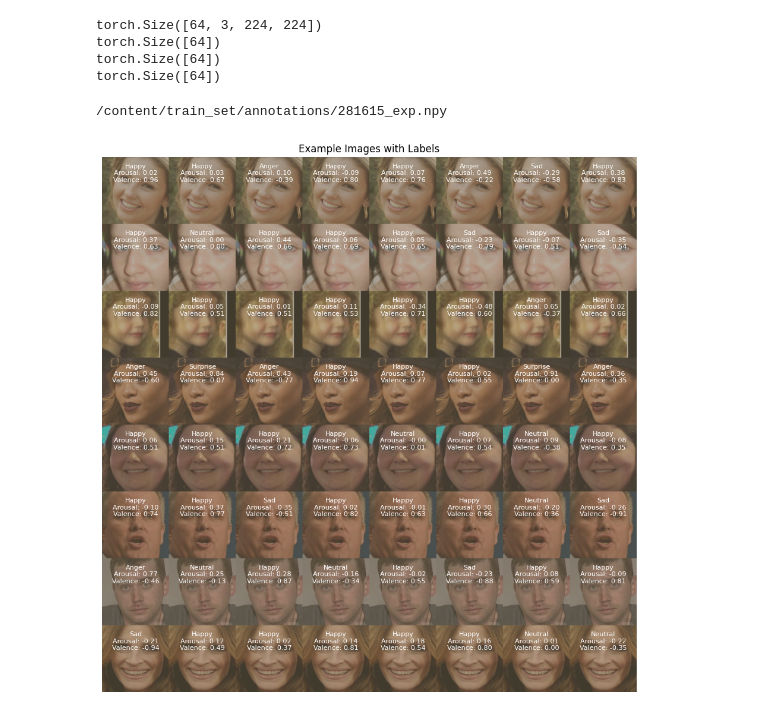
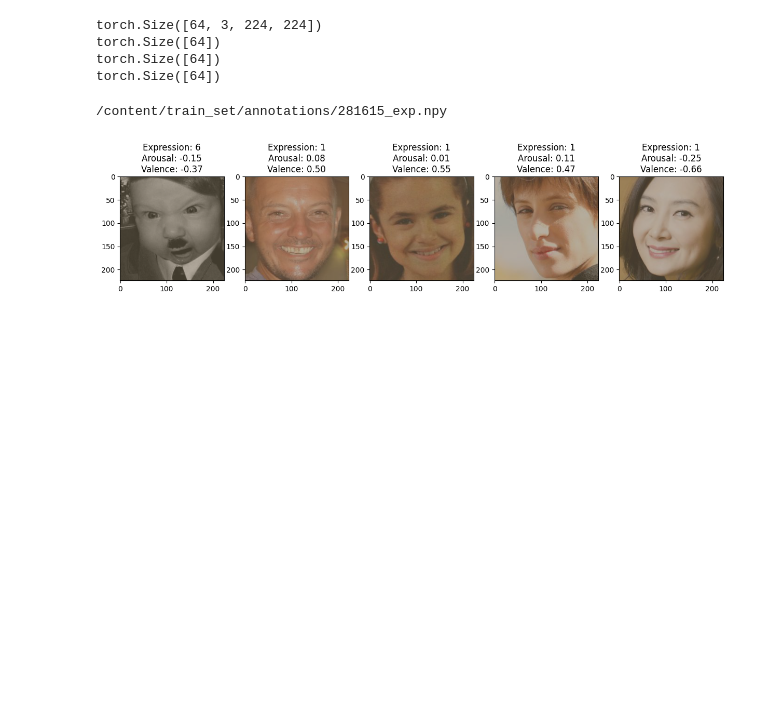
Before and after one commit to WaheedMomna/Assignment2, a Jupyter notebook: Welcome_To_Colaboratory.ipynb, the cells around one changed output. Cells and saved outputs as stored; diff of their text form; code cells hidden in the pictures; blank space fills up the shorter version.

```diff
--- a/Welcome_To_Colaboratory.ipynb
+++ b/Welcome_To_Colaboratory.ipynb
@@ -173,11 +128,7 @@ class FaceDataset(Dataset):
 
 
 # Define the transforms to apply to the images
-transform = transforms.Compose([
-    transforms.Resize((224, 224)),
-    transforms.ToTensor(),
-    transforms.Normalize([0.5, 0.5, 0.5], [0.5, 0.5, 0.5])  # Normalize with mean and standard deviation of 0.5
-])
+transform = transform = torchvision.transforms.Compose([torchvision.transforms.ToTensor(), torchvision.transforms.Resize((224,224))])
 
 # Define the train dataset and data loader
 dataset = FaceDataset('/content/train_set', transform=transform)
@@ -197,8 +148,17 @@ val_size = dataset_size - train_size
 train_dataset, val_dataset = torch.utils.data.random_split(dataset, [train_size, val_size])
 
 # Create DataLoader instances
-train_loader = DataLoader(train_dataset, batch_size=64, shuffle=True, num_workers=2)
-val_loader = DataLoader(val_dataset, batch_size=64, shuffle=True, num_workers=2)
+train_loader = DataLoader(
+    train_dataset,
+    batch_size=64,
+    shuffle=True,
+    num_workers=2)
+
+val_loader = DataLoader(
+    val_dataset,
+    batch_size=64,
+    shuffle=True,
+    num_workers=2)
 # %%
 
 images, expression, arousal, valence = next(iter(train_loader))
@@ -225,33 +185,27 @@ print('/content/train_set/annotations/281615.jpg'.replace(image_suffix,expressio
 # %%
 import matplotlib.pyplot as plt
 import numpy as np
 
-# Get a batch of images and labels from the DataLoader
-images, expression, arousal, valence = next(iter(train_loader))
+# Get the first 5 images and their labels
+images, expression_labels, arousal_labels, valence_labels = next(iter(train_loader))
+images = images[:5]
+expression_labels = expression_labels[:5]
 
 # Denormalize the images (undo the normalization done in the transform)
 denormalized_images = images * torch.tensor([0.229, 0.224, 0.225]).view(1, 3, 1, 1) + torch.tensor([0.485, 0.456, 0.406]).view(1, 3, 1, 1)
 
-# Convert PyTorch tensors to numpy arrays
-denormalized_images = denormalized_images.numpy()
-expression = expression.numpy()
-arousal = arousal.numpy()
-valence = valence.numpy()
+# Convert expression labels from tensors to numpy arrays
+expression_labels = expression_labels.numpy()
 
-# Create a grid of images
-grid = np.concatenate([np.concatenate([denormalized_images[i] for i in range(8)], axis=1) for j in range(8)], axis=2)
-
-# Create a list of label strings
-expressions_dict_rev = {v: k for k, v in expressions_dict.items()}
-labels = [f"{expressions_dict_rev[expression[i]]}\nArousal: {arousal[i]:.2f}\nValence: {valence[i]:.2f}" for i in range(64)]
-
-# Plot the grid of images with labels
-fig = plt.figure(figsize=(10, 10))
-plt.imshow(grid.transpose((1, 2, 0)))
-plt.axis('off')
-plt.title('Example Images with Labels')
-plt.subplots_adjust(left=0.05, right=0.95, top=0.95, bottom=0.05, hspace=0.1, wspace=0.1)
-for i, label in enumerate(labels):
-    plt.text(i % 8 * 224 + 112, (i // 8) * 224 + 20, label, ha='center', va='top', fontsize=8, color='white')
+# Plot the images and their labels
+fig, ax = plt.subplots(nrows=1, ncols=5, figsize=(15, 5))
+for i in range(5):
+    # Transpose the image tensor to (height, width, channels) format for plotting
+    img = denormalized_images[i].permute(1, 2, 0).numpy()
+    ax[i].imshow(img)
+    ax[i].set_title(f"Expression: {expression_labels[i]}\nArousal: {arousal[i]:.2f}\nValence: {valence[i]:.2f}")
+    #labels = [f"{expressions_dict_rev[expression[i]]}\nArousal: {arousal[i]:.2f}\nValence: {valence[i]:.2f}" for i in range(64)]
+plt.show()
+#expressions_dict = {'Neutral': 0, 'Happy': 1, 'Sad': 2, 'Surprise': 3, 'Fear': 4, 'Disgust': 5, 'Anger': 6, 'Contempt': 7}
 # %% [output]
-[figure, old version]
+[figure, new version]
```
Also changed, not shown: parts of 11 cells of this notebook.
